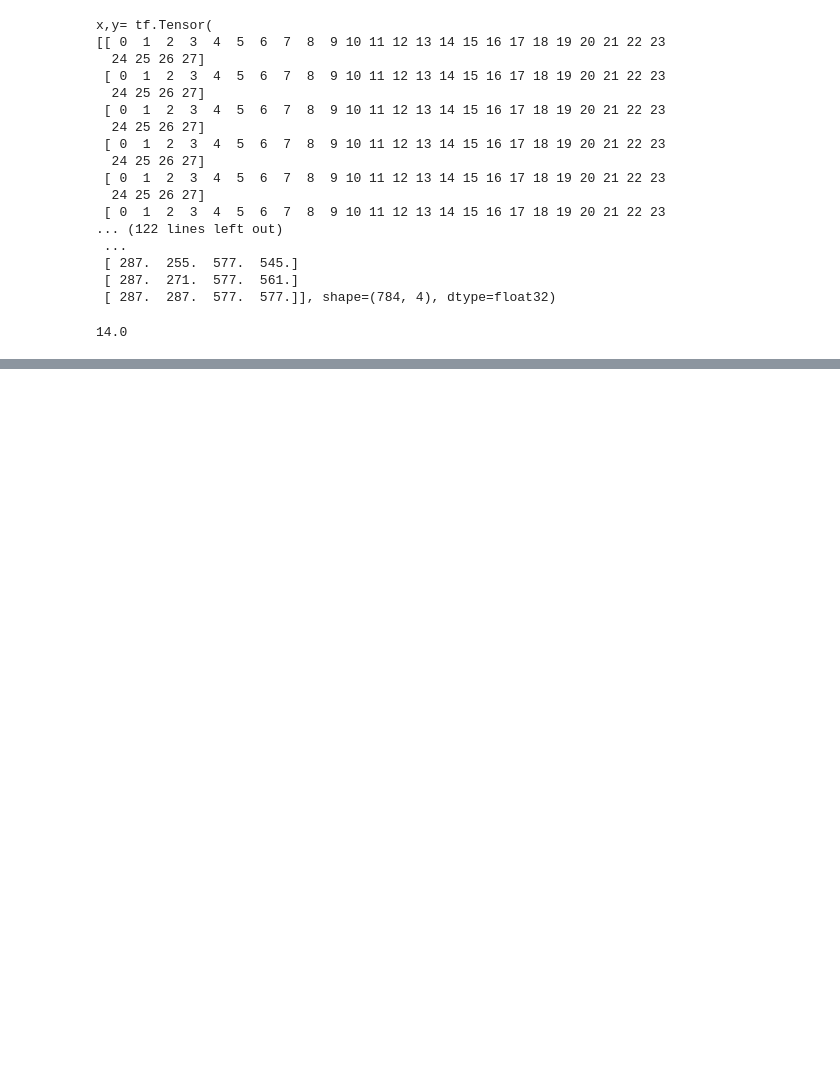
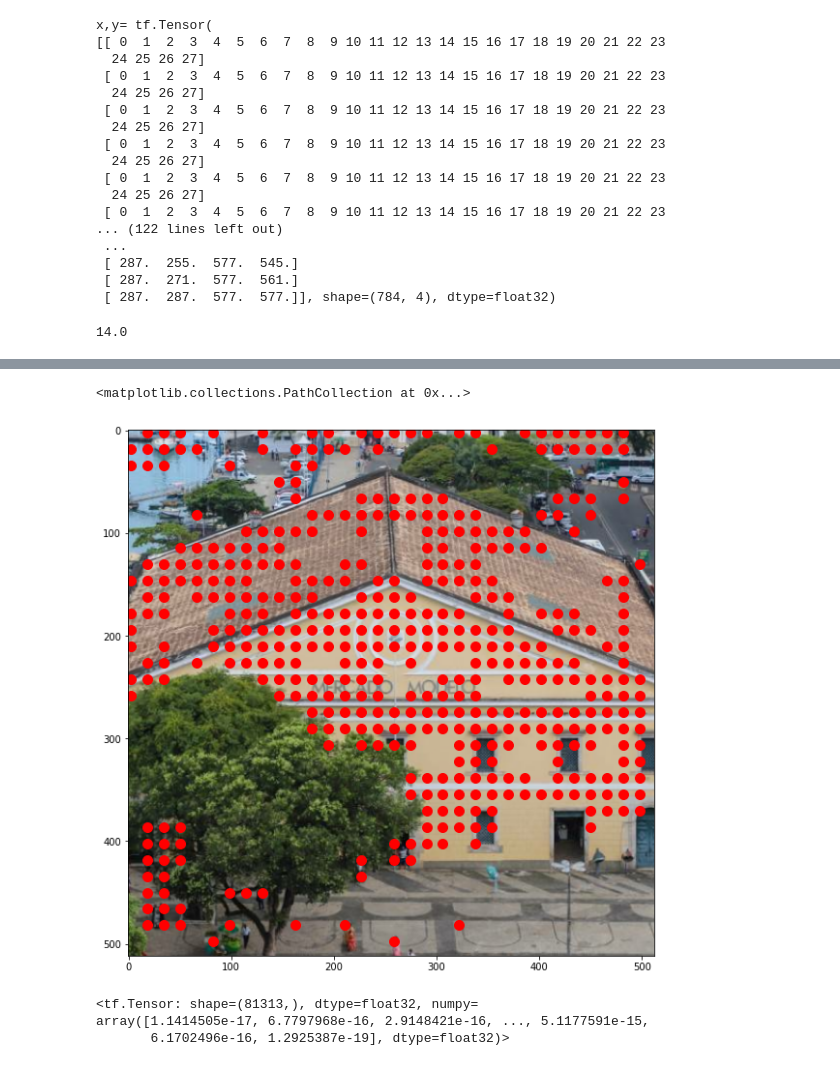
Before and after one commit to akensert/kaggle-landmark-retrieval-and-recognition-2020, a Jupyter notebook: recognition/Untitled2.ipynb, the cells around one changed output, grey strips where cells are left out. Drawn from its saved outputs; the diff is of its cells as text; code cells hidden in the pictures; blank space fills up the shorter version.

```diff
--- a/recognition/Untitled2.ipynb
+++ b/recognition/Untitled2.ipynb
@@ -183,0 +288,23 @@ model([load_image(train_df.path[0], dim=384, central_crop=True)[tf.newaxis], 5],
+# %%
+image = imported.extract_image(
+    train_df.path[41],
+    dim=512,
+    central_crop=True,
+    crop_ratio=(0.7, 1.0)
+)
+
+out = imported.extract_local_prediction(image)
+
+plt.figure(figsize=(10, 10))
+plt.imshow(image[0])
+
+plt.scatter(points[:, 1], points[:, 0], s=100, c='red')
+# %% [output]
+<matplotlib.collections.PathCollection at 0x...>
+[figure, added]
+# %%
+out
+# %% [output]
+<tf.Tensor: shape=(81313,), dtype=float32, numpy=
+array([1.1414505e-17, 6.7797968e-16, 2.9148421e-16, ..., 5.1177591e-15,
+       6.1702496e-16, 1.2925387e-19], dtype=float32)>
```
Also changed, not shown: parts of 7 cells of this notebook, 2 other files.
